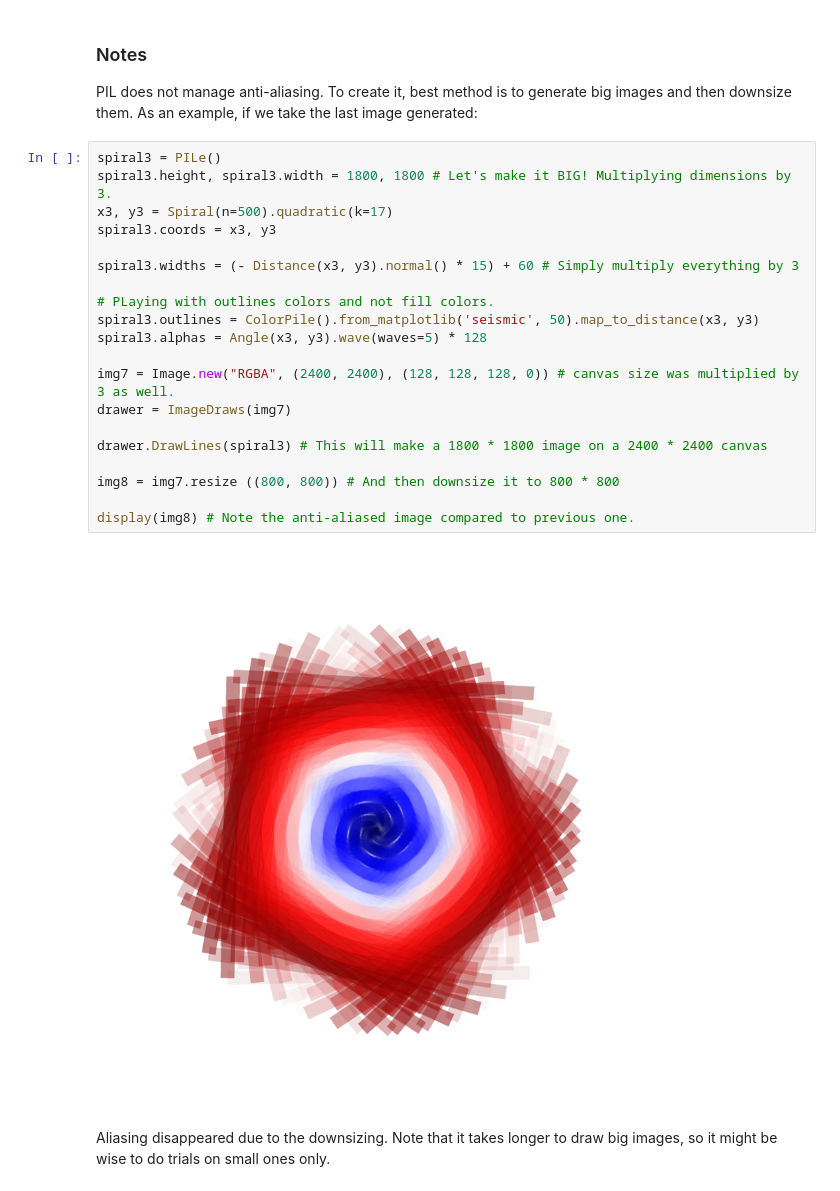
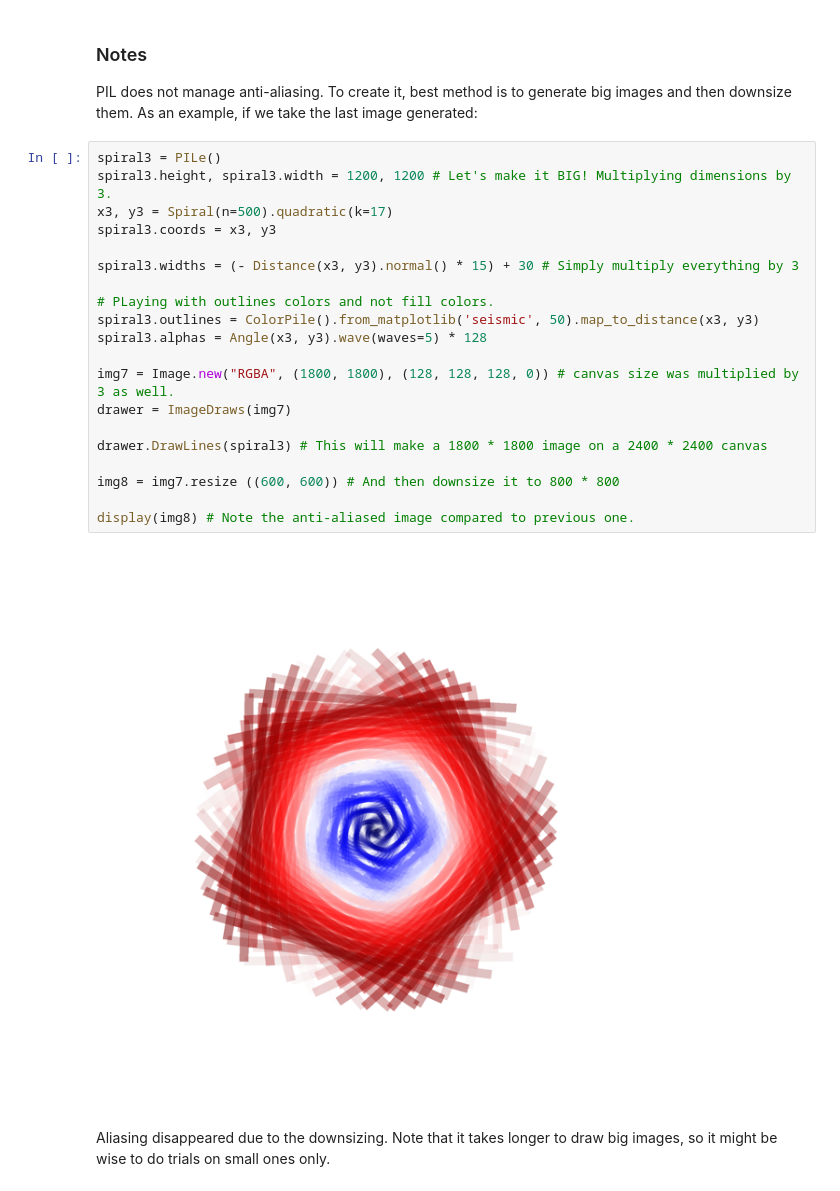
Before and after one commit to Sylvain-Rama/PILes, a Jupyter notebook: docs/PILes - Examples.ipynb, the cells around one changed output. Saved outputs shown, nothing was run; the diff lists cells and outputs as text.

```diff
--- a/docs/PILes - Examples.ipynb
+++ b/docs/PILes - Examples.ipynb
@@ -344,25 +410,25 @@ PIL does not manage anti-aliasing. To create it, best method is to generate big
 As an example, if we take the last image generated:
 # %%
 spiral3 = PILe()
-spiral3.height, spiral3.width = 1800, 1800 # Let's make it BIG! Multiplying dimensions by 3.
+spiral3.height, spiral3.width = 1200, 1200 # Let's make it BIG! Multiplying dimensions by 3.
 x3, y3 = Spiral(n=500).quadratic(k=17)
 spiral3.coords = x3, y3
 
-spiral3.widths = (- Distance(x3, y3).normal() * 15) + 60 # Simply multiply everything by 3
+spiral3.widths = (- Distance(x3, y3).normal() * 15) + 30 # Simply multiply everything by 3
 
 # PLaying with outlines colors and not fill colors.
 spiral3.outlines = ColorPile().from_matplotlib('seismic', 50).map_to_distance(x3, y3)
 spiral3.alphas = Angle(x3, y3).wave(waves=5) * 128
 
-img7 = Image.new("RGBA", (2400, 2400), (128, 128, 128, 0)) # canvas size was multiplied by 3 as well.
+img7 = Image.new("RGBA", (1800, 1800), (128, 128, 128, 0)) # canvas size was multiplied by 3 as well.
 drawer = ImageDraws(img7)
 
 drawer.DrawLines(spiral3) # This will make a 1800 * 1800 image on a 2400 * 2400 canvas
 
-img8 = img7.resize ((800, 800)) # And then downsize it to 800 * 800
+img8 = img7.resize ((600, 600)) # And then downsize it to 800 * 800
 
 display(img8) # Note the anti-aliased image compared to previous one.
 # %% [output]
-[figure, old version]
+[figure, new version]
 # %% [markdown]
 Aliasing disappeared due to the downsizing. Note that it takes longer to draw big images, so it might be wise to do trials on small ones only.
```
Also changed, not shown: parts of 15 cells of this notebook.
